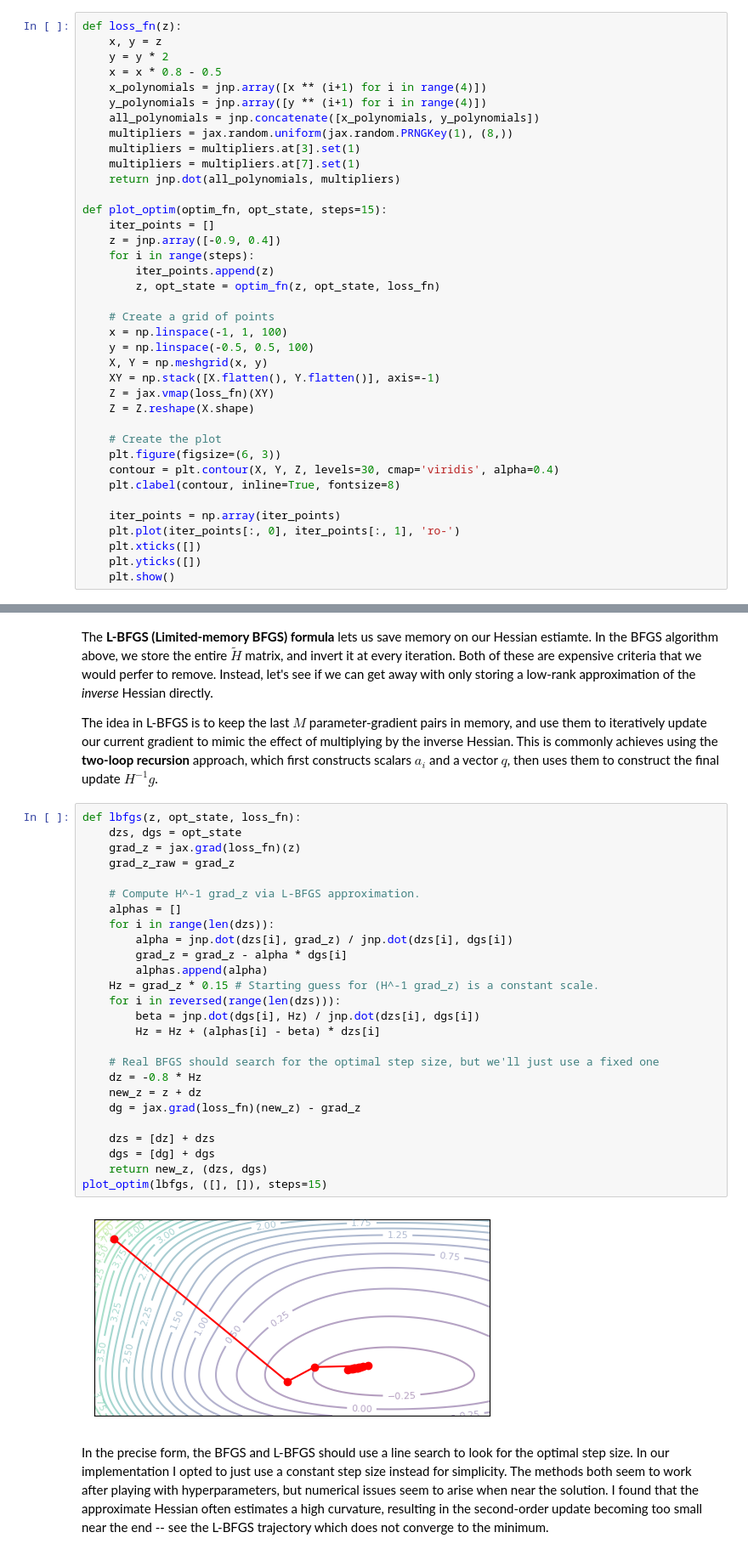
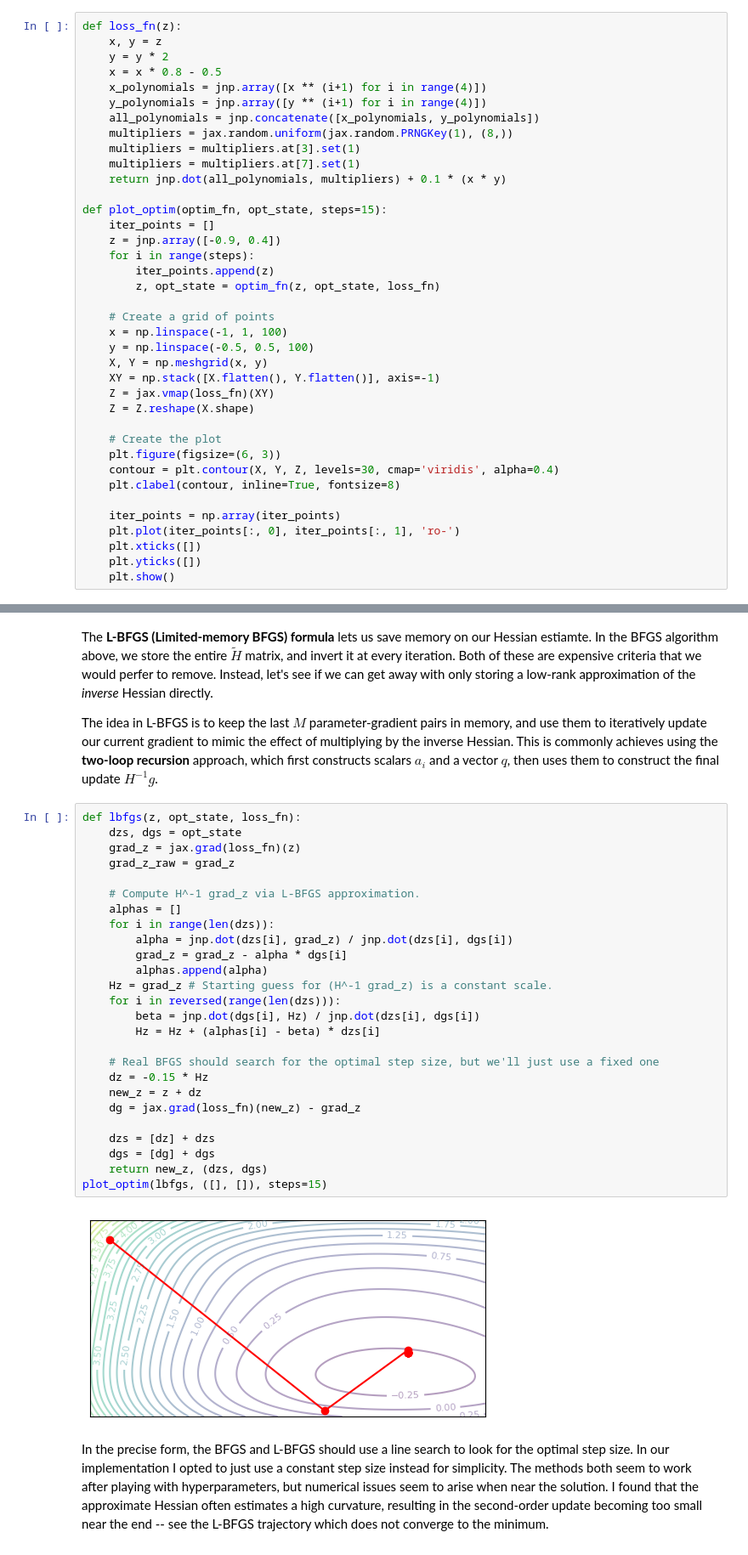
Before and after one commit to kvfrans/notes, a Jupyter notebook: 7-notes/second-order-optimization.ipynb, the cells around one changed output, grey strips where cells are left out. Shown: that part at 85% size. Drawn from its saved outputs; the diff is of its cells as text.

```diff
--- a/7-notes/second-order-optimization.ipynb
+++ b/7-notes/second-order-optimization.ipynb
@@ -75,7 +78,7 @@ def loss_fn(z):
     multipliers = jax.random.uniform(jax.random.PRNGKey(1), (8,))
     multipliers = multipliers.at[3].set(1)
     multipliers = multipliers.at[7].set(1)
-    return jnp.dot(all_polynomials, multipliers)
+    return jnp.dot(all_polynomials, multipliers) + 0.1 * (x * y)
 
 def plot_optim(optim_fn, opt_state, steps=15):
     iter_points = []
@@ -262,30 +249,30 @@ The idea in L-BFGS is to keep the last $M$ parameter-gradient pairs in memory, a
 # %%
 def lbfgs(z, opt_state, loss_fn):
     dzs, dgs = opt_state
     grad_z = jax.grad(loss_fn)(z)
     grad_z_raw = grad_z
 
     # Compute H^-1 grad_z via L-BFGS approximation.
     alphas = []
     for i in range(len(dzs)):
         alpha = jnp.dot(dzs[i], grad_z) / jnp.dot(dzs[i], dgs[i])
         grad_z = grad_z - alpha * dgs[i]
         alphas.append(alpha)
-    Hz = grad_z * 0.15 # Starting guess for (H^-1 grad_z) is a constant scale.
+    Hz = grad_z # Starting guess for (H^-1 grad_z) is a constant scale.
     for i in reversed(range(len(dzs))):
         beta = jnp.dot(dgs[i], Hz) / jnp.dot(dzs[i], dgs[i])
         Hz = Hz + (alphas[i] - beta) * dzs[i]
 
     # Real BFGS should search for the optimal step size, but we'll just use a fixed one
-    dz = -0.8 * Hz
+    dz = -0.15 * Hz
     new_z = z + dz
     dg = jax.grad(loss_fn)(new_z) - grad_z
 
     dzs = [dz] + dzs
     dgs = [dg] + dgs
     return new_z, (dzs, dgs)
 plot_optim(lbfgs, ([], []), steps=15)
 # %% [output]
-[figure, old version]
+[figure, new version]
 # %% [markdown]
 In the precise form, the BFGS and L-BFGS should use a line search to look for the optimal step size. In our implementation I opted to just use a constant step size instead for simplicity. The methods both seem to work after playing with hyperparameters, but numerical issues seem to arise when near the solution. I found that the approximate Hessian often estimates a high curvature, resulting in the second-order update becoming too small near the end -- see the L-BFGS trajectory which does not converge to the minimum.
```
Also changed, not shown: parts of 24 cells of this notebook.
